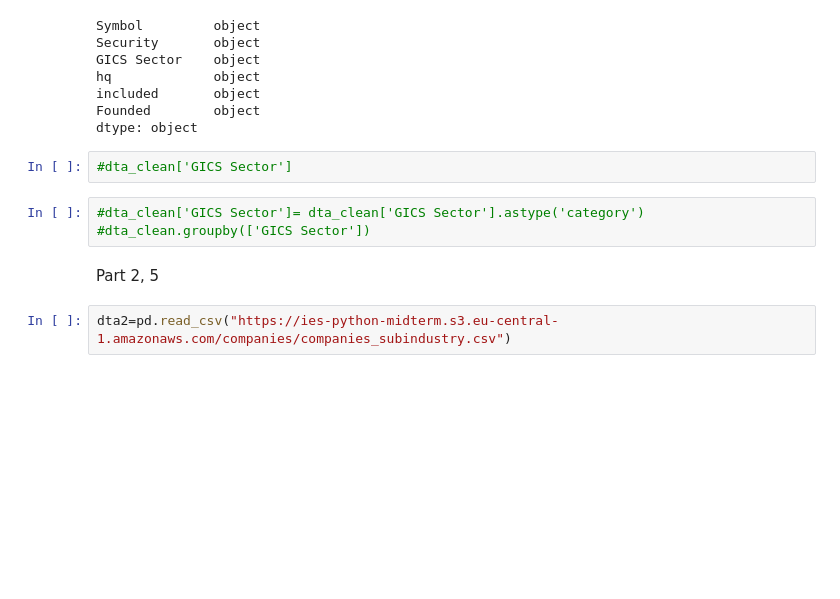
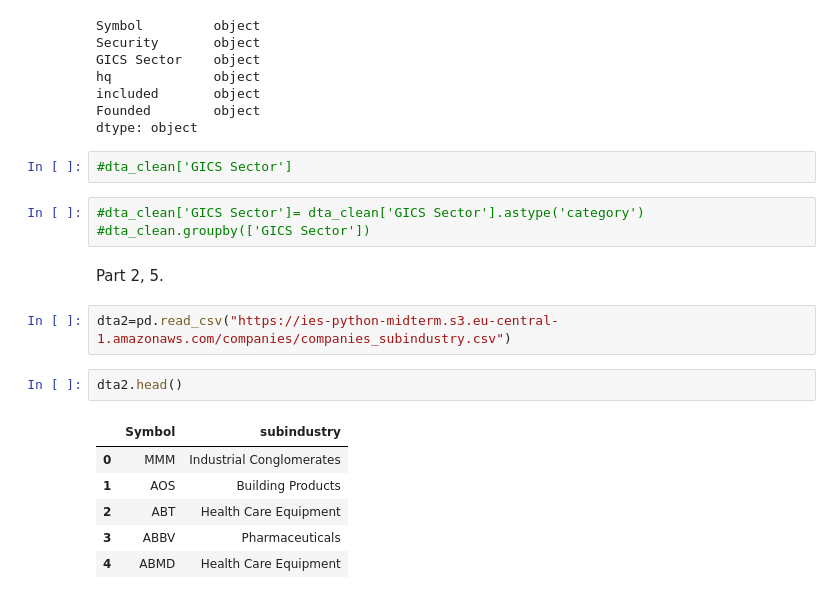
Before and after one commit to vojtechkaniaedu/midterm_2022, a Jupyter notebook: midterm_workbook.ipynb, the cells around one changed output. Saved outputs shown, nothing was run; the diff lists cells and outputs as text; blank space fills up the shorter version.

```diff
--- a/midterm_workbook.ipynb
+++ b/midterm_workbook.ipynb
@@ -236,6 +236,15 @@ dtype: object
 #dta_clean['GICS Sector']= dta_clean['GICS Sector'].astype('category')
 #dta_clean.groupby(['GICS Sector'])
 # %% [markdown]
-Part 2, 5
+Part 2, 5.
 # %%
 dta2=pd.read_csv("https://ies-python-midterm.s3.eu-central-1.amazonaws.com/companies/companies_subindustry.csv")
+# %%
+dta2.head()
+# %% [output]
+|  | Symbol | subindustry |
+| 0 | MMM | Industrial Conglomerates |
+| 1 | AOS | Building Products |
+| 2 | ABT | Health Care Equipment |
+| 3 | ABBV | Pharmaceuticals |
+| 4 | ABMD | Health Care Equipment |
```
Also changed, not shown: parts of 2 cells of this notebook.
